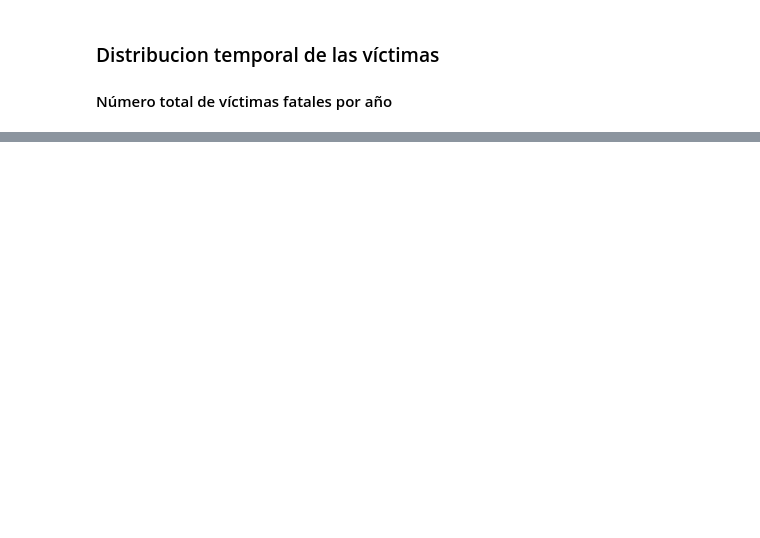
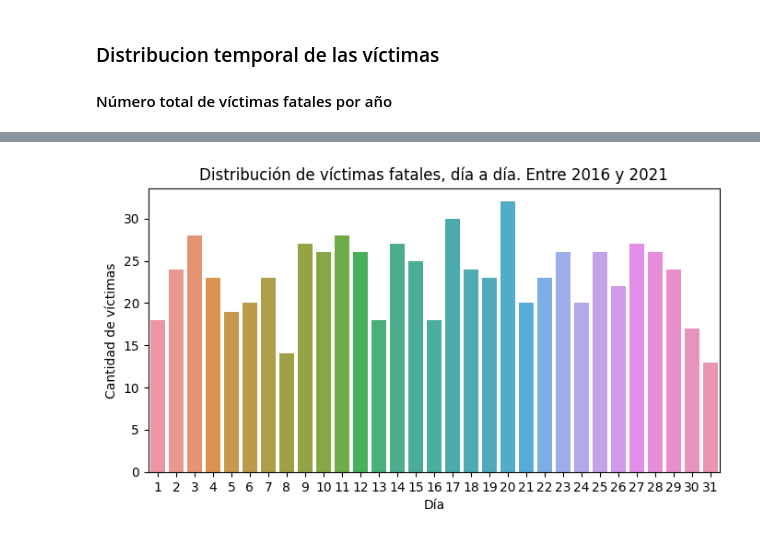
Before and after one commit to anapmaya/PI02_HENRY_DA, a Jupyter notebook: EDA.ipynb, the cells around one changed output, grey strips where cells are left out. Drawn from its saved outputs; the diff is of its cells as text; code cells hidden in the pictures; blank space fills up the shorter version.

```diff
--- a/EDA.ipynb
+++ b/EDA.ipynb
@@ -146,0 +96,12 @@ El domingo trabajar sobre EDA, mediciones y el dash board y el lunes sobre la pr
+# %%
+#Distribución de víctimas por día de la semana
+dia = df.groupby('Día').agg({'Cantidad víctimas':'count'}).reset_index()
+
+    # Se grafica
+plt.figure(figsize=(8,4))
+ax = sns.barplot(x='Día', y='Cantidad víctimas', data=dia)
+ax.set_title('Distribución de víctimas fatales, día a día. Entre 2016 y 2021')
+ax.set_xlabel('Día') ; ax.set_ylabel('Cantidad de víctimas')
+plt.show()
+# %% [output]
+[figure, added]
```
Also changed, not shown: parts of 46 cells of this notebook.
